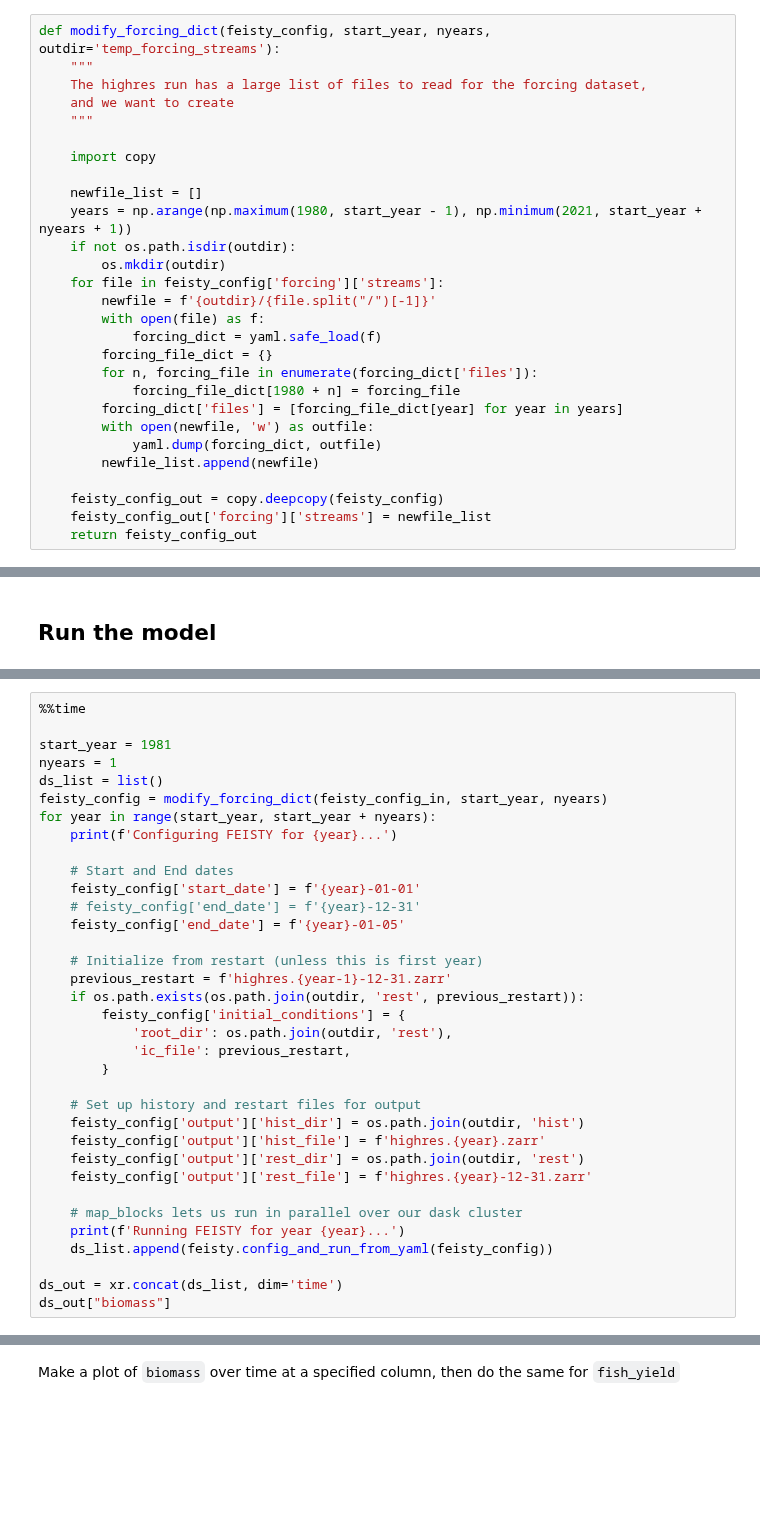
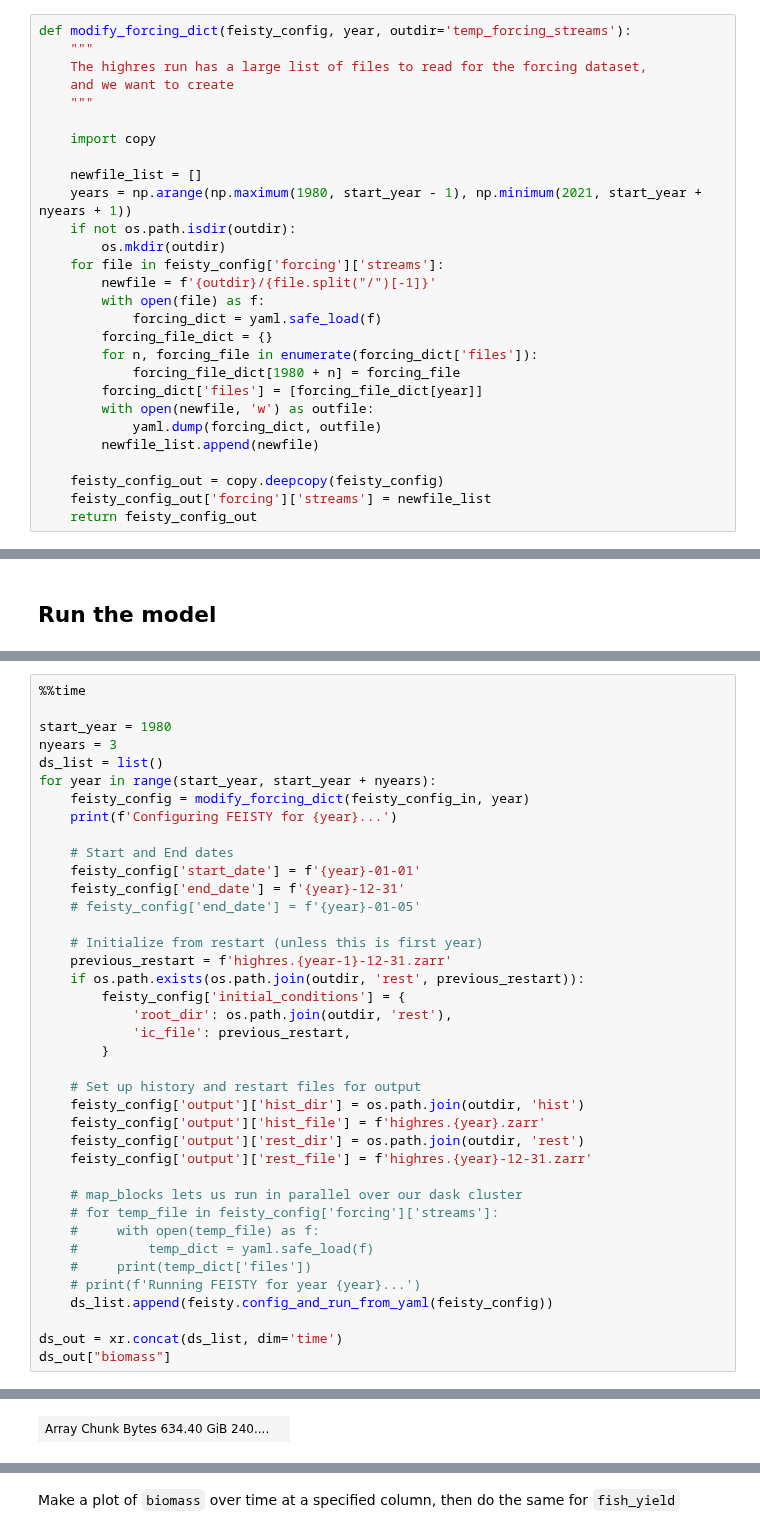
Before and after one commit to marbl-ecosys/feisty, a Jupyter notebook: examples/Run Multiple Years (highres).ipynb, the cells around one changed output, grey strips where cells are left out. Saved outputs shown, nothing was run; the diff lists cells and outputs as text; blank space fills up the shorter version.

Commit message:
Revert xr.merge back to xr.open_mfdataset
Also update Run Multiple Years (highres).ipynb to only use one year of forcing
at a time (by creating temporary forcing stream files)

```diff
--- a/examples/Run Multiple Years (highres).ipynb
+++ b/examples/Run Multiple Years (highres).ipynb
@@ -37,7 +37,7 @@ with open(feisty_config_file) as f:
 
 outdir = os.path.join(os.path.sep, 'glade', 'scratch', os.environ['USER'], 'feisty_output')
 # %%
-def modify_forcing_dict(feisty_config, start_year, nyears, outdir='temp_forcing_streams'):
+def modify_forcing_dict(feisty_config, year, outdir='temp_forcing_streams'):
     """
     The highres run has a large list of files to read for the forcing dataset,
     and we want to create
@@ -56,7 +56,7 @@ def modify_forcing_dict(feisty_config, start_year, nyears, outdir='temp_forcing_
         forcing_file_dict = {}
         for n, forcing_file in enumerate(forcing_dict['files']):
             forcing_file_dict[1980 + n] = forcing_file
-        forcing_dict['files'] = [forcing_file_dict[year] for year in years]
+        forcing_dict['files'] = [forcing_file_dict[year]]
         with open(newfile, 'w') as outfile:
             yaml.dump(forcing_dict, outfile)
         newfile_list.append(newfile)
@@ -96,17 +122,17 @@ client.wait_for_workers(worker_cnt)
 # %%
 %%time
 
-start_year = 1981
-nyears = 1
+start_year = 1980
+nyears = 3
 ds_list = list()
-feisty_config = modify_forcing_dict(feisty_config_in, start_year, nyears)
 for year in range(start_year, start_year + nyears):
+    feisty_config = modify_forcing_dict(feisty_config_in, year)
     print(f'Configuring FEISTY for {year}...')
 
     # Start and End dates
     feisty_config['start_date'] = f'{year}-01-01'
-    # feisty_config['end_date'] = f'{year}-12-31'
-    feisty_config['end_date'] = f'{year}-01-05'
+    feisty_config['end_date'] = f'{year}-12-31'
+    # feisty_config['end_date'] = f'{year}-01-05'
 
     # Initialize from restart (unless this is first year)
     previous_restart = f'highres.{year-1}-12-31.zarr'
@@ -123,8 +149,13 @@ for year in range(start_year, start_year + nyears):
     feisty_config['output']['rest_file'] = f'highres.{year}-12-31.zarr'
 
     # map_blocks lets us run in parallel over our dask cluster
-    print(f'Running FEISTY for year {year}...')
+    # for temp_file in feisty_config['forcing']['streams']:
+    #     with open(temp_file) as f:
+    #         temp_dict = yaml.safe_load(f)
+    #     print(temp_dict['files'])
+    # print(f'Running FEISTY for year {year}...')
     ds_list.append(feisty.config_and_run_from_yaml(feisty_config))
 
 ds_out = xr.concat(ds_list, dim='time')
 ds_out["biomass"]
+# %% [output]
@@ -130,0 +187 @@ ds_out["biomass"]
+| Array Chunk Bytes 634.40 GiB 240.... |  |
```
Also changed, not shown: parts of 17 cells of this notebook, 2 other files.
